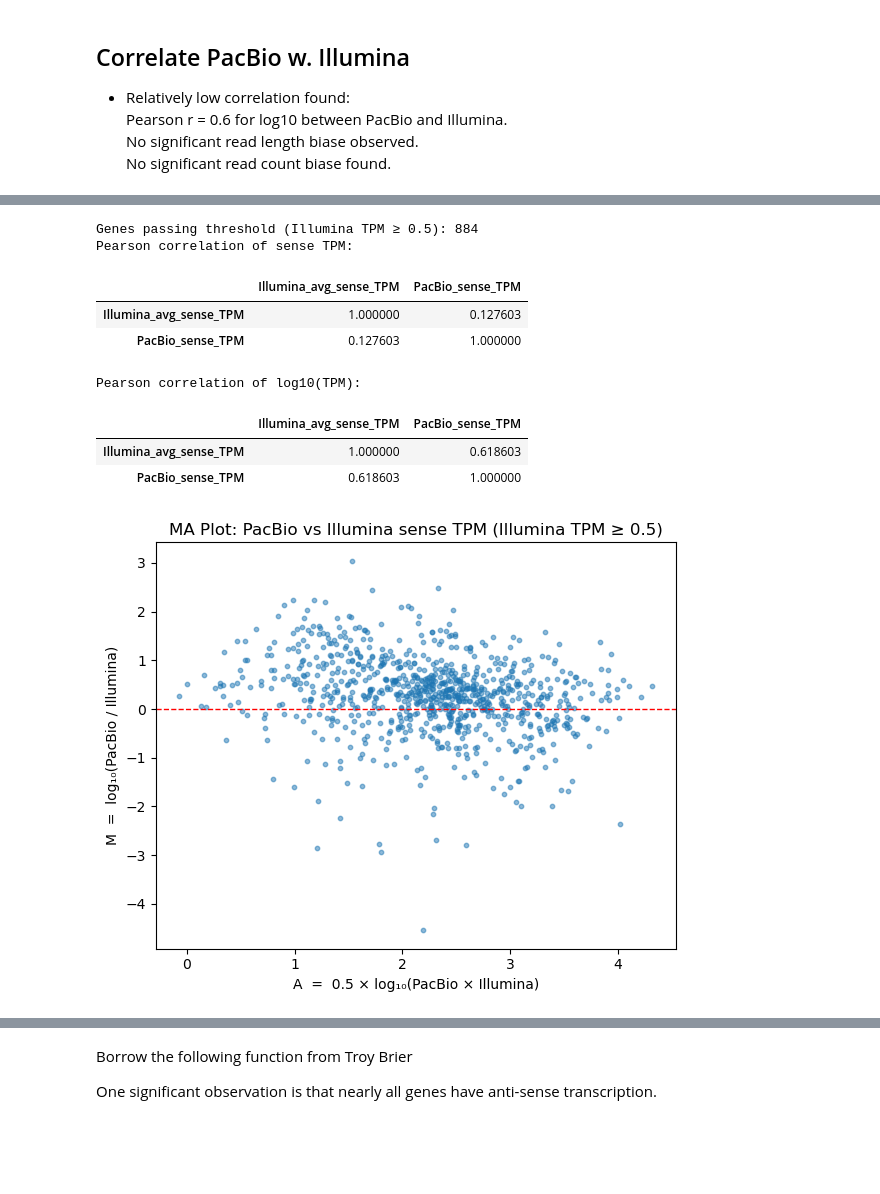
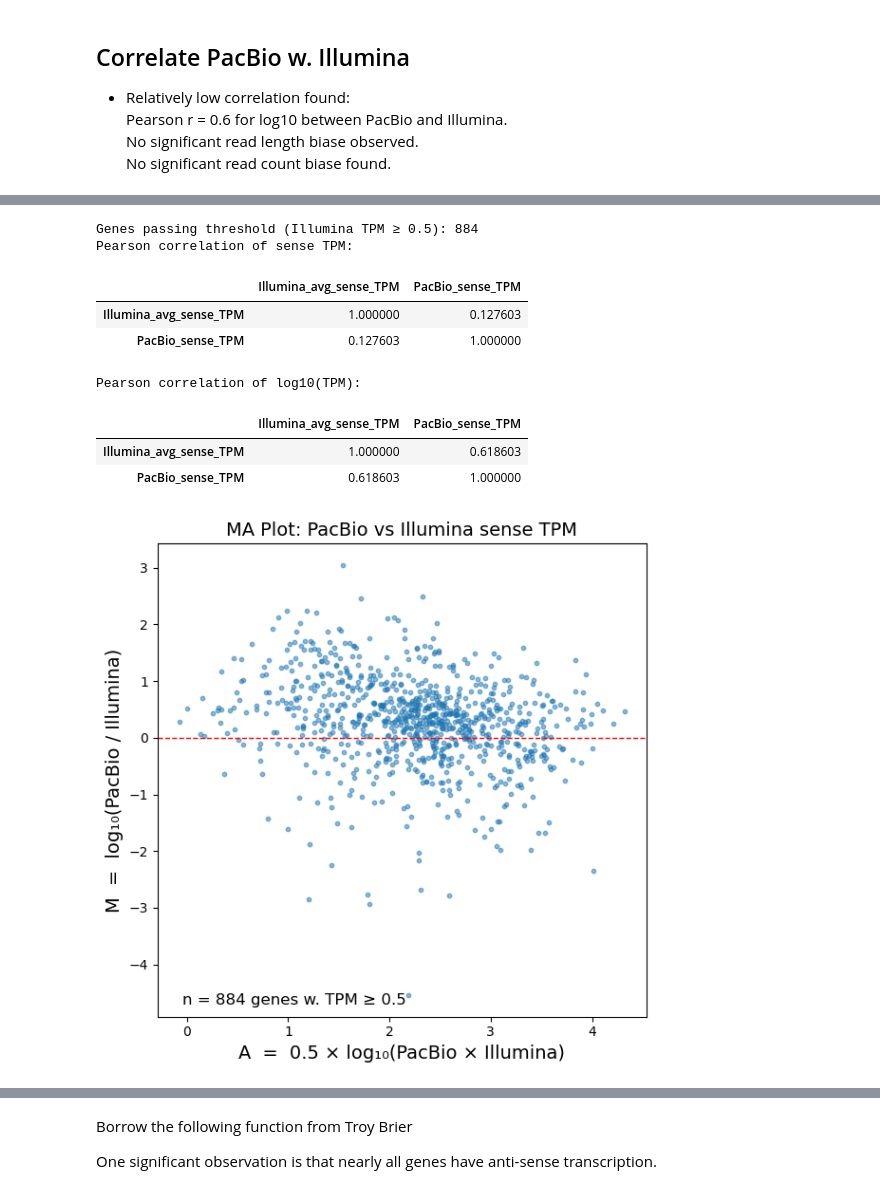
Before and after one commit to enguangfu/Minimal_Cells_Transcriptomics_Proteomics, a Jupyter notebook: Gene_Transcritpomics_Proteomics/Gene_Transcriptomics.ipynb, the cells around one changed output, grey strips where cells are left out. Saved outputs shown, nothing was run; the diff lists cells and outputs as text; code cells hidden in the pictures; blank space fills up the shorter version.

Commit message:
transcriptomics proteomics

```diff
--- a/Gene_Transcritpomics_Proteomics/Gene_Transcriptomics.ipynb
+++ b/Gene_Transcritpomics_Proteomics/Gene_Transcriptomics.ipynb
@@ -196,17 +196,3 @@ genes[cols].head()
 | 2 | MMSYN1_0003 | + | 1.488912 | 4.145505 | 31.517632 | ... |
 | 3 | MMSYN1_0004 | + | 8.620735 | 6.282943 | 6.546106 | ... |
 | 4 | MMSYN1_0005 | + | 332.551637 | 325.242793 | 731.918507 | ... |
-# %%
-import os
-import pandas as pd
-import numpy as np
-from pathlib import Path
-
-HOME_DIR = Path(os.path.expanduser("~/GitHub_Repos/Minimal_Cells_Transcriptomics_Proteomics"))
-
-SEQDEPTH_FOLDER = HOME_DIR / "Illumina_Processing" / "depth_bedgraph"
-SAMPLES = ["SRR35996296", "SRR35996297", "SRR35996298"]
-
-genes = GENES.copy().reset_index(drop=True)
-genes["start0"] = genes["start0"].astype(int)
-genes["end0"] = genes["end0"].astype(int)
@@ -325,7 +300,7 @@ from pathlib import Path
 import numpy as np
 import pandas as pd
 
-PACBIO_DEPTH_FOLDER = HOME_DIR / "PacBio_Processing" / "depth_bedgraph"
+PACBIO_DEPTH_FOLDER = HOME_DIR + "/PacBio_Processing/depth_bedgraph"
 PACBIO_PREFIX = "syn1.PacBio.FLNC.HQ"
 
 pacbio_genes = GENES.copy().reset_index(drop=True)
@@ -333,8 +308,8 @@ pacbio_genes["start0"] = pacbio_genes["start0"].astype(int)
 pacbio_genes["end0"] = pacbio_genes["end0"].astype(int)
 pacbio_genes["gene_len"] = pacbio_genes["end0"] - pacbio_genes["start0"]
 
-plus_file  = PACBIO_DEPTH_FOLDER / f"{PACBIO_PREFIX}.plus.bedGraph"
-minus_file = PACBIO_DEPTH_FOLDER / f"{PACBIO_PREFIX}.minus.bedGraph"
+plus_file  = PACBIO_DEPTH_FOLDER + f"/{PACBIO_PREFIX}.plus.bedGraph"
+minus_file = PACBIO_DEPTH_FOLDER + f"/{PACBIO_PREFIX}.minus.bedGraph"
 
 _, plus_prefix  = load_depth_array_from_bedgraph(plus_file)
 _, minus_prefix = load_depth_array_from_bedgraph(minus_file)
@@ -371,7 +346,8 @@ else:
     pacbio_genes["PacBio_sense_TPM"]     = sense_vals     / denom * 1e6
     pacbio_genes["PacBio_antisense_TPM"] = antisense_vals / denom * 1e6
 
-OUTPUT_PACBIO_TSV = HOME_DIR / "Gene_Transcritpomics_Proteomics" / "pacbio_TPM_profiles.tsv"
+OUTPUT_PACBIO_TSV = HOME_DIR + "/Gene_Transcritpomics_Proteomics/pacbio_TPM_profiles.tsv"
+
 export_cols = [
     "locus_tag", "chrom", "start0", "end0", "strand", "gene_len",
     "PacBio_sense_avg_depth", "PacBio_antisense_avg_depth",
@@ -417,6 +389,7 @@ import matplotlib.pyplot as plt
 
 low_threshold = .5
 
+FONT_SIZE = 14
 # ── Scatter plot (log10 TPM) ────────────────────────────────────────────────
 x_all = np.log10(genes["avg_sense_TPM"].astype(float))
 y_all = np.log10(pacbio_genes["PacBio_sense_TPM"].astype(float))
@@ -427,16 +400,19 @@ y = y_all[mask]
 
 r = np.corrcoef(x, y)[0, 1]
 
-plt.figure(figsize=(5.5, 5.5))
+plt.figure(figsize=(6, 6))
 plt.scatter(x, y, s=10, alpha=0.5)
 lims = [min(x.min(), y.min()), max(x.max(), y.max())]
 plt.plot(lims, lims, linestyle="--")
 plt.xlim(lims)
 plt.ylim(lims)
-plt.xlabel("log10(TPM)\nIllumina avg_sense_TPM")
-plt.ylabel("log10(TPM)\nPacBio PacBio_sense_TPM")
-plt.title(f"Illumina vs PacBio sense TPM (Illumina TPM ≥ {low_threshold})\nPearson r = {r:.4f}")
+plt.xlabel("log10(TPM)\nIllumina", fontsize=FONT_SIZE)
+plt.ylabel("log10(TPM)\nPacBio", fontsize=FONT_SIZE)
+plt.title(f"Illumina vs PacBio sense TPM", fontsize=FONT_SIZE)
+plt.text(0.05, 0.95, f"n = {mask.sum()} genes w. TPM ≥ {low_threshold}", transform=plt.gca().transAxes, fontsize=FONT_SIZE-2, verticalalignment="top")
+plt.text(0.05, 0.90, f"Pearson r = {r:.4f}", transform=plt.gca().transAxes, fontsize=FONT_SIZE-2, verticalalignment="top")
 plt.tight_layout()
+plt.savefig("./Illumina_vs_PacBio_sense_TPM_scatter.pdf", dpi=300)
 plt.show()
 
 # ── Pearson correlation tables ────────────────────────────────────────────────
@@ -459,12 +435,14 @@ pacbio   = pacbio_genes["PacBio_sense_TPM"].astype(float).values[mask]
 M = np.log10((pacbio) / (illumina))
 A = 0.5 * np.log10((pacbio) * (illumina))
 
-plt.figure(figsize=(6, 5))
+plt.figure(figsize=(6, 6))
 plt.scatter(A, M, s=10, alpha=0.5)
 plt.axhline(0, color="red", linewidth=1, linestyle="--")
-plt.xlabel("A  =  0.5 × log₁₀(PacBio × Illumina)")
-plt.ylabel("M  =  log₁₀(PacBio / Illumina)")
-plt.title(f"MA Plot: PacBio vs Illumina sense TPM (Illumina TPM ≥ {low_threshold})")
+plt.xlabel("A  =  0.5 × log₁₀(PacBio × Illumina)", fontsize=FONT_SIZE)
+plt.ylabel("M  =  log₁₀(PacBio / Illumina)", fontsize=FONT_SIZE)
+plt.text(0.05, 0.05, f"n = {mask.sum()} genes w. TPM ≥ {low_threshold}", transform=plt.gca().transAxes, fontsize=FONT_SIZE-2, verticalalignment="top")
+plt.title(f"MA Plot: PacBio vs Illumina sense TPM", fontsize=FONT_SIZE)
 plt.tight_layout()
+plt.savefig("./Illumina_vs_PacBio_sense_TPM_MA_plot.pdf", dpi=300)
 plt.show()
 # %% [output]
@@ -472,13 +450,13 @@ plt.show()
 Genes passing threshold (Illumina TPM ≥ 0.5): 884
 Pearson correlation of sense TPM:
 |  | Illumina_avg_sense_TPM | PacBio_sense_TPM |
 | Illumina_avg_sense_TPM | 1.000000 | 0.127603 |
 | PacBio_sense_TPM | 0.127603 | 1.000000 |
 Pearson correlation of log10(TPM):
 |  | Illumina_avg_sense_TPM | PacBio_sense_TPM |
 | Illumina_avg_sense_TPM | 1.000000 | 0.618603 |
 | PacBio_sense_TPM | 0.618603 | 1.000000 |
-[figure, old version]
+[figure, new version]
 # %%
 import numpy as np
 import matplotlib.pyplot as plt
```
Also changed, not shown: parts of 10 cells of this notebook, 9 other files.
